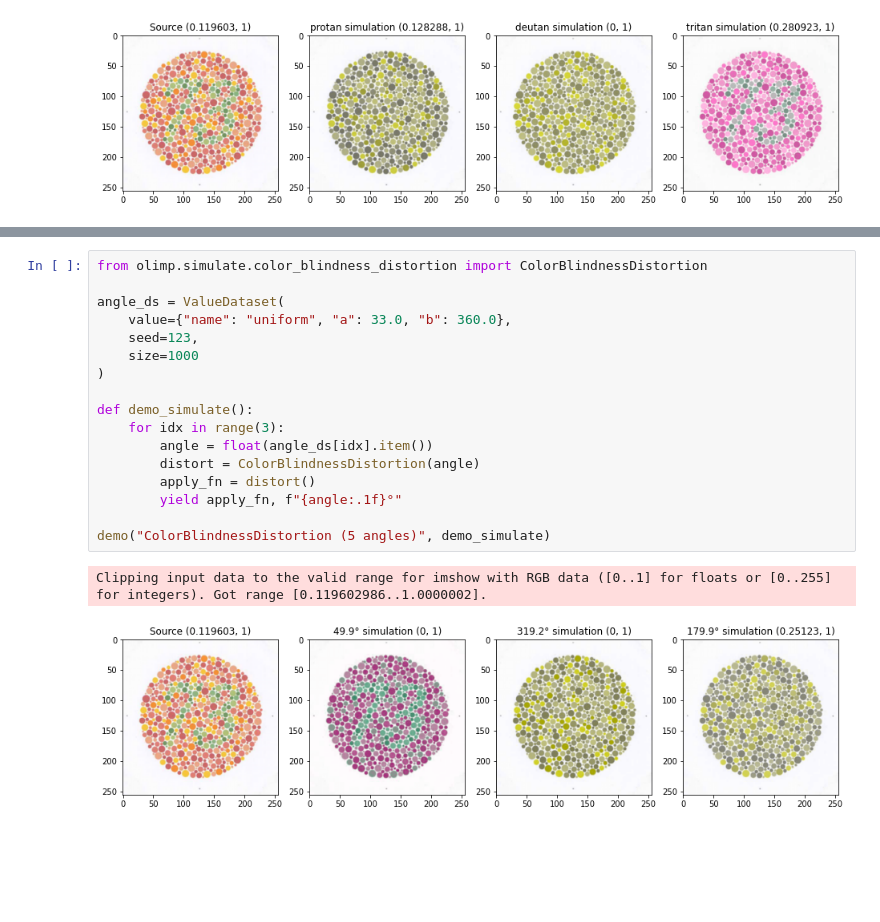
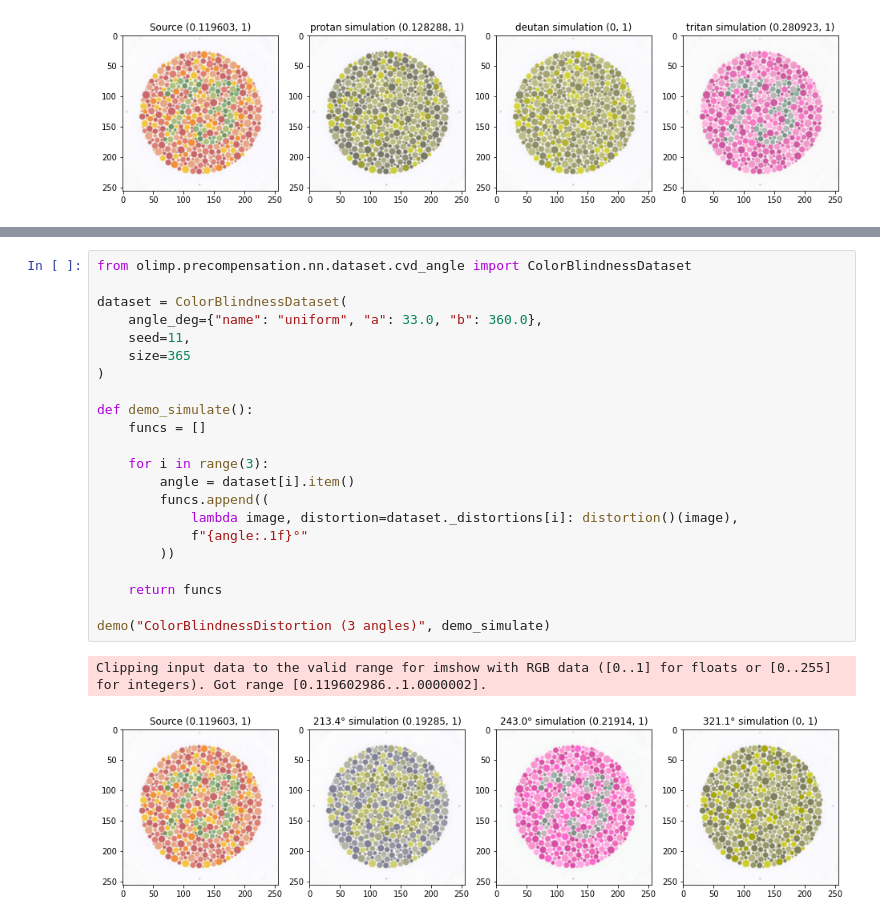
Before and after one commit to pyolimp/pyolimp, a Jupyter notebook: docs/source/notebooks/simulate.ipynb, the cells around one changed output, grey strips where cells are left out. Cells and saved outputs as stored; diff of their text form; blank space fills up the shorter version.

```diff
--- a/docs/source/notebooks/simulate.ipynb
+++ b/docs/source/notebooks/simulate.ipynb
@@ -303,20 +344,25 @@ demo("ColorBlindnessDistortion (углы)", demo_simulate)
 # %%
-from olimp.simulate.color_blindness_distortion import ColorBlindnessDistortion
+from olimp.precompensation.nn.dataset.cvd_angle import ColorBlindnessDataset
 
-angle_ds = ValueDataset(
-    value={"name": "uniform", "a": 33.0, "b": 360.0},
-    seed=123,
-    size=1000
+dataset = ColorBlindnessDataset(
+    angle_deg={"name": "uniform", "a": 33.0, "b": 360.0},
+    seed=11,
+    size=365
 )
 
 def demo_simulate():
-    for idx in range(3):
-        angle = float(angle_ds[idx].item())
-        distort = ColorBlindnessDistortion(angle)
-        apply_fn = distort()
-        yield apply_fn, f"{angle:.1f}°"
+    funcs = []
 
-demo("ColorBlindnessDistortion (5 angles)", demo_simulate)
+    for i in range(3):
+        angle = dataset[i].item()
+        funcs.append((
+            lambda image, distortion=dataset._distortions[i]: distortion()(image),
+            f"{angle:.1f}°"
+        ))
+
+    return funcs
+
+demo("ColorBlindnessDistortion (3 angles)", demo_simulate)
 # %% [output]
 Clipping input data to the valid range for imshow with RGB data ([0..1] for floats or [0..255] for integers). Got range [0.119602986..1.0000002].
-[figure, old version]
+[figure, new version]
```
Also changed, not shown: parts of 5 cells of this notebook, 4 other files.
